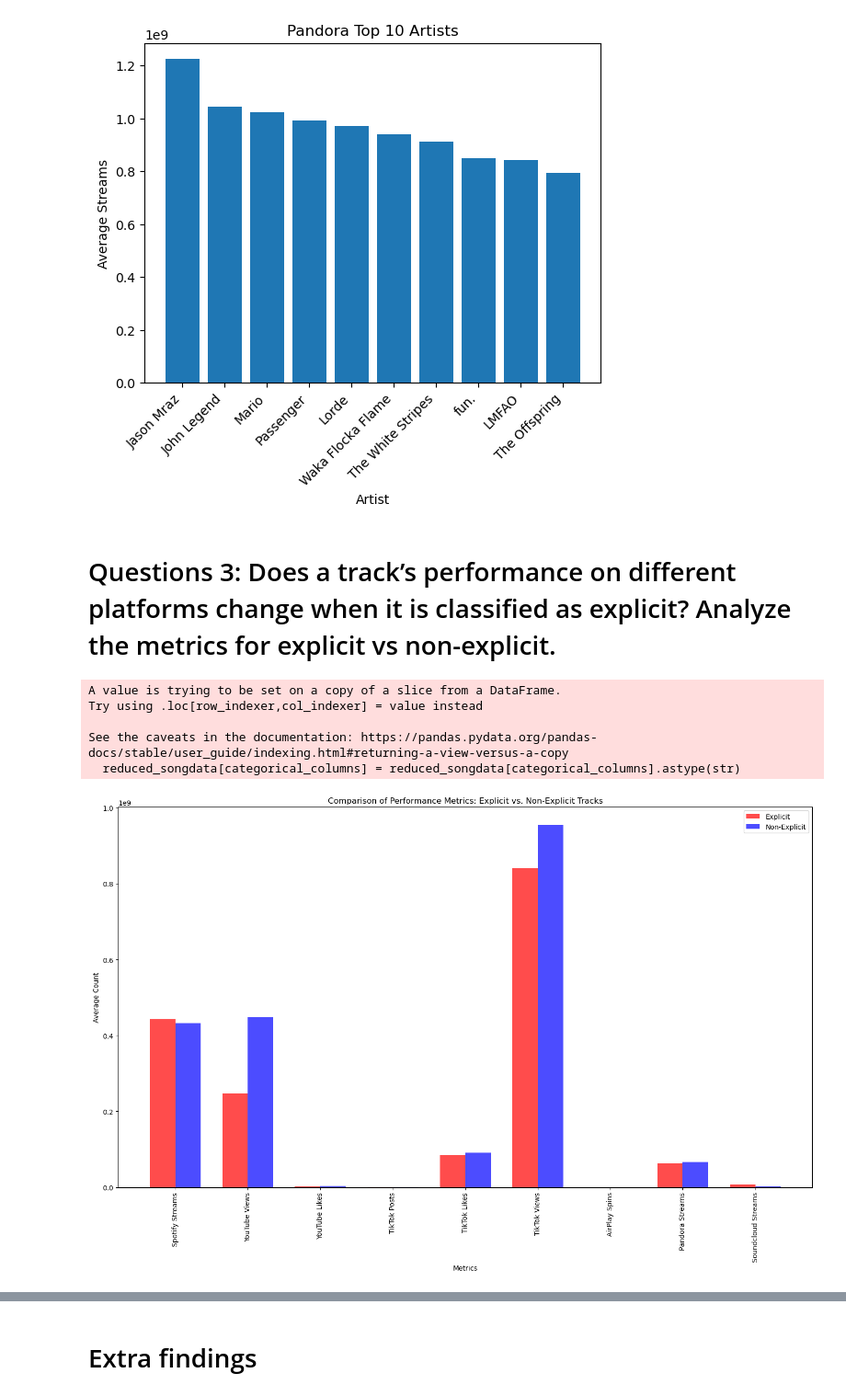
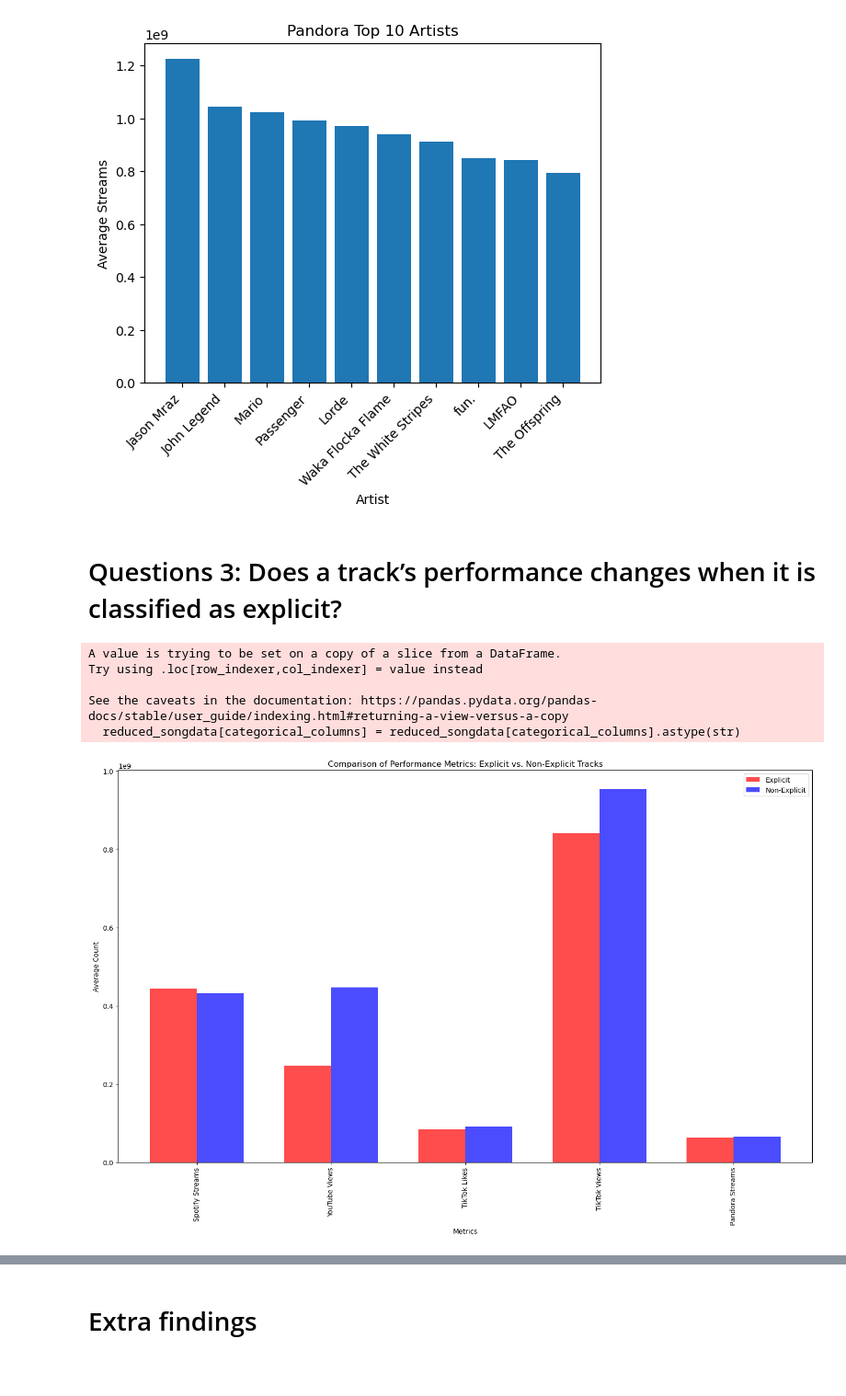
Before and after one commit to FloBeep/Project_1_2024_Songs, a Jupyter notebook: 2024 Most Streamed Songs Analysis - Master.ipynb, the cells around one changed output, grey strips where cells are left out. Shown at 92% size. Cells and saved outputs as stored; diff of their text form; code cells hidden in the pictures; blank space fills up the shorter version.

```diff
--- a/2024 Most Streamed Songs Analysis - Master.ipynb
+++ b/2024 Most Streamed Songs Analysis - Master.ipynb
@@ -252,7 +252,7 @@ plt.show()
 [figure]
 [figure]
 # %% [markdown]
-# Questions 3: Does a track’s performance on different platforms change when it is classified as explicit? Analyze the metrics for explicit vs non-explicit.
+# Questions 3: Does a track’s performance changes when it is classified as explicit?
 # %%
 #convert
 
@@ -271,44 +271,42 @@ data = reduced_songdata.fillna(0)
 # Convert numeric columns to appropriate data types by removing commas and converting to numbers
 numeric_columns = [
     'Spotify Streams',
-    'YouTube Views', 'YouTube Likes',
-    'TikTok Posts', 'TikTok Likes', 'TikTok Views',
-    'AirPlay Spins',
-    'Pandora Streams',
-    'Soundcloud Streams'
+    'YouTube Views',
+    'TikTok Likes', 'TikTok Views',
+    'Pandora Streams'
 ]
 
 for column in numeric_columns:
     data[column] = data[column].astype(str).str.replace(',', '').astype(float)
 
 # Step 2: Segment Data into Explicit and Non-Explicit
 explicit_tracks = data[data['Explicit Track'].astype(int) == 1]
 non_explicit_tracks = data[data['Explicit Track'].astype(int) == 0]
 
 # Step 3: Calculate Metrics
 # Calculate average performance metrics for each category
 explicit_avg = explicit_tracks[numeric_columns].mean()
 non_explicit_avg = non_explicit_tracks[numeric_columns].mean()
 
 # Step 4: Visualization
 # Bar chart to compare performance metrics
 plt.figure(figsize=(15, 10))
 bar_width = 0.35  # Width of the bars
 x = range(len(numeric_columns))
 
 # Plot bars for explicit and non-explicit averages
 plt.bar(x, explicit_avg, width=bar_width, label='Explicit', color='red', alpha=0.7)
 plt.bar([p + bar_width for p in x], non_explicit_avg, width=bar_width, label='Non-Explicit', color='blue', alpha=0.7)
 
 plt.title('Comparison of Performance Metrics: Explicit vs. Non-Explicit Tracks')
 plt.ylabel('Average Count')
 plt.xlabel('Metrics')
 plt.xticks([p + bar_width/2 for p in x], numeric_columns, rotation=90)  # Center the labels
 plt.legend()
 plt.tight_layout()
 plt.show()
 # %% [output]
-[figure, old version]
+[figure, new version]
 # %%
 # Calculate the total number of streams by summing relevant columns
 data['Total Streams'] = data[['Spotify Streams',
```
Also changed, not shown: parts of 6 cells of this notebook.
